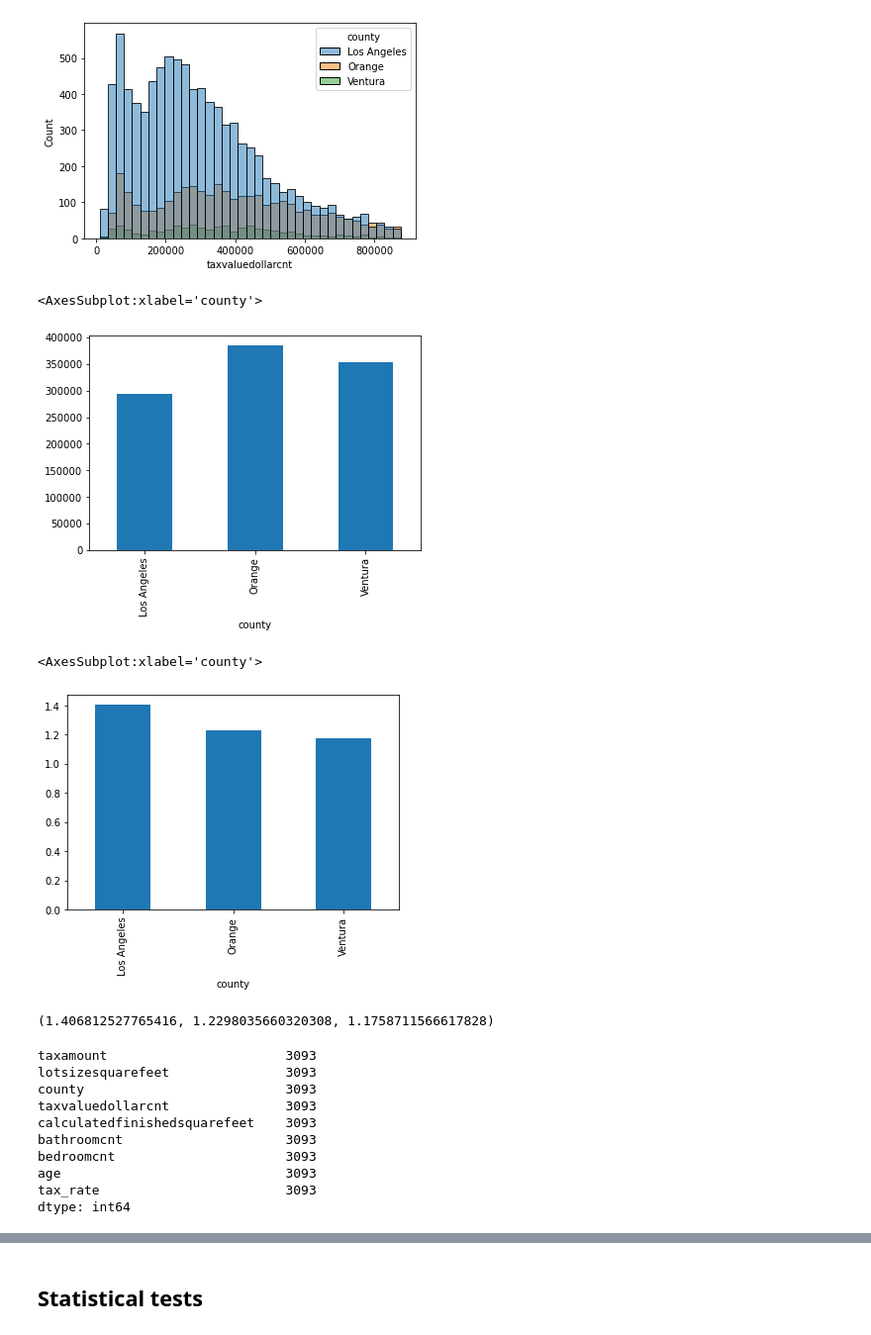
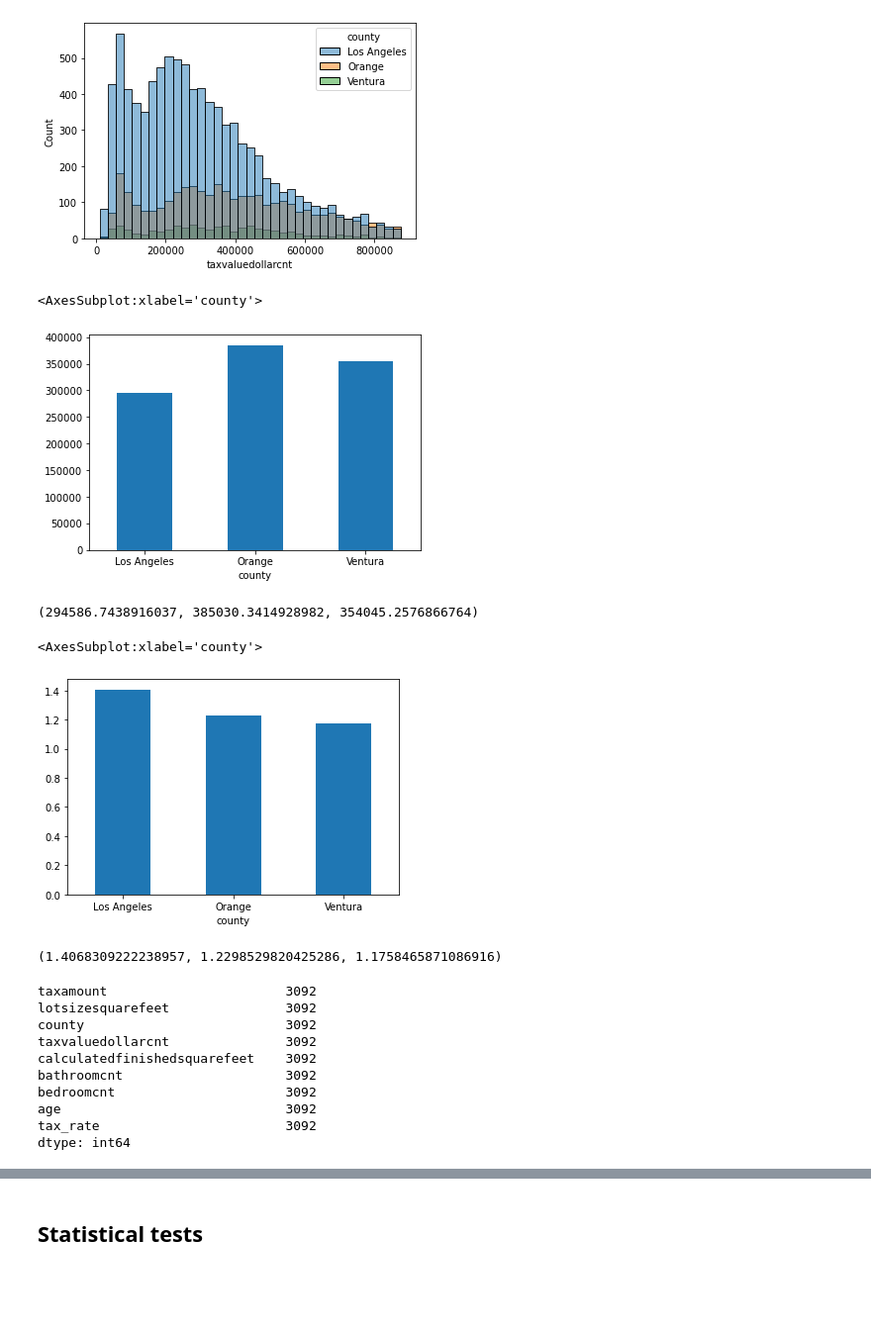
Before and after one commit to Sam-keeler/regression-project, a Jupyter notebook: regression_project_model.ipynb, the cells around one changed output, grey strips where cells are left out. Shown at 99% size. Drawn from its saved outputs; the diff is of its cells as text; code cells hidden in the pictures; blank space fills up the shorter version.

```diff
--- a/regression_project_model.ipynb
+++ b/regression_project_model.ipynb
@@ -23,25 +26,12 @@ warnings.filterwarnings("ignore")
 # %% [markdown]
 ## Acquiring data
-# %%
-def get_zillow_data(host = host, user = user, password = password):
-    filename = 'zillow.csv'
-    if os.path.isfile(filename):
-        return pd.read_csv(filename)
-    else:
-        db = 'zillow'
-        df = pd.read_sql('SELECT taxamount, lotsizesquarefeet, yearbuilt, fips, taxvaluedollarcnt, calculatedfinishedsquarefeet, bathroomcnt, bedroomcnt, propertylandusetypeid, transactiondate FROM properties_2017 JOIN predictions_2017 USING(id) WHERE  propertylandusetypeid IN (261, 262, 263, 273, 275, 276, 279) AND transactiondate >= \'2017-05-01\' AND transactiondate <= \'2017-08-31\'', f'mysql+pymysql://{user}:{password}@{host}/{db}')
-        df.to_csv(filename, index = False)
-        return df
 # %%
 zillow = get_zillow_data()
 # %% [markdown]
 ## Prepping the data
 # %%
 # Adding in the age of the home, dropping the features used to select the specific data, putting in county names,
-# creating tax rate feature
+# creating tax rate feature, getting rid of outliers in taxvaluedollarcnt and lotsizesquarefeet using typical
+# IQR * 1.5 method
 
-zillow['age'] = 2021 - zillow.yearbuilt
-zillow.drop(columns = ['propertylandusetypeid', 'transactiondate', 'yearbuilt'], inplace = True)
-zillow.fips.replace({6037: 'Los Angeles', 6059: 'Orange', 6111: 'Ventura'}, inplace = True)
-zillow.rename(columns = {'fips': 'county'}, inplace = True)
-zillow['tax_rate'] = round((zillow.taxamount / zillow.taxvaluedollarcnt) * 100, 2)
+zillow_no_out = prep(zillow)
@@ -90,2 +37,0 @@ dtype: int64
-# %%
-zillow_no_out = zillow[(zillow.taxvaluedollarcnt < (Q3 + IQR)) & (zillow.taxvaluedollarcnt > (Q1 - IQR))]
@@ -111,5 +38,3 @@ dtype: int64
-# %%
-zillow_no_out = zillow_no_out[(zillow_no_out.lotsizesquarefeet < (Q3 + IQR)) & (zillow_no_out.lotsizesquarefeet > (Q1 - IQR))]
 # %%
 # Splitting into train, test, and validate
 
@@ -216,17 +154,21 @@ sns.histplot(data = train, x = "taxvaluedollarcnt", hue = "county")
 # %%
 # Bar chart of average property value by county
 
-train.groupby('county').taxvaluedollarcnt.mean().plot.bar()
+train.groupby('county').taxvaluedollarcnt.mean().plot.bar(rot = 0)
 # %% [output]
 <AxesSubplot:xlabel='county'>
-[figure, old version]
+[figure, new version]
+# %%
+la_county.taxvaluedollarcnt.mean(), o_county.taxvaluedollarcnt.mean(), vt_county.taxvaluedollarcnt.mean()
+# %% [output]
+(294586.7438916037, 385030.3414928982, 354045.2576866764)
 # %%
 # Bar chart of average tax rate by county
 
-train.groupby('county').tax_rate.mean().plot.bar()
+train.groupby('county').tax_rate.mean().plot.bar(rot = 0)
 # %% [output]
 <AxesSubplot:xlabel='county'>
-[figure, old version]
+[figure, new version]
 # %%
 # Splitting train data into subgroups by county
 
@@ -235,7 +177,7 @@ o_county = train[train['county'] == 'Orange']
 vt_county = train[train['county'] == 'Ventura']
 la_county.tax_rate.mean(), o_county.tax_rate.mean(), vt_county.tax_rate.mean()
 # %% [output]
-(1.406812527765416, 1.2298035660320308, 1.1758711566617828)
+(1.4068309222238957, 1.2298529820425286, 1.1758465871086916)
 # %%
 # Making subgroups by county minus the outliers for visualization
 
@@ -249,15 +191,15 @@ vt_county_tax = zillow_taxrates[zillow_taxrates['county'] == 'Ventura']
 # %%
 zillow_no_out[zillow_no_out.tax_rate > (Q3 + IQR)].count()
 # %% [output]
-taxamount                       3093
-lotsizesquarefeet               3093
-county                          3093
-taxvaluedollarcnt               3093
-calculatedfinishedsquarefeet    3093
-bathroomcnt                     3093
-bedroomcnt                      3093
-age                             3093
-tax_rate                        3093
+taxamount                       3092
+lotsizesquarefeet               3092
+county                          3092
+taxvaluedollarcnt               3092
+calculatedfinishedsquarefeet    3092
+bathroomcnt                     3092
+bedroomcnt                      3092
+age                             3092
+tax_rate                        3092
 dtype: int64
 # %%
 # Histogram of different counties tax rates
```
Also changed, not shown: parts of 33 cells of this notebook, 2 other files.
